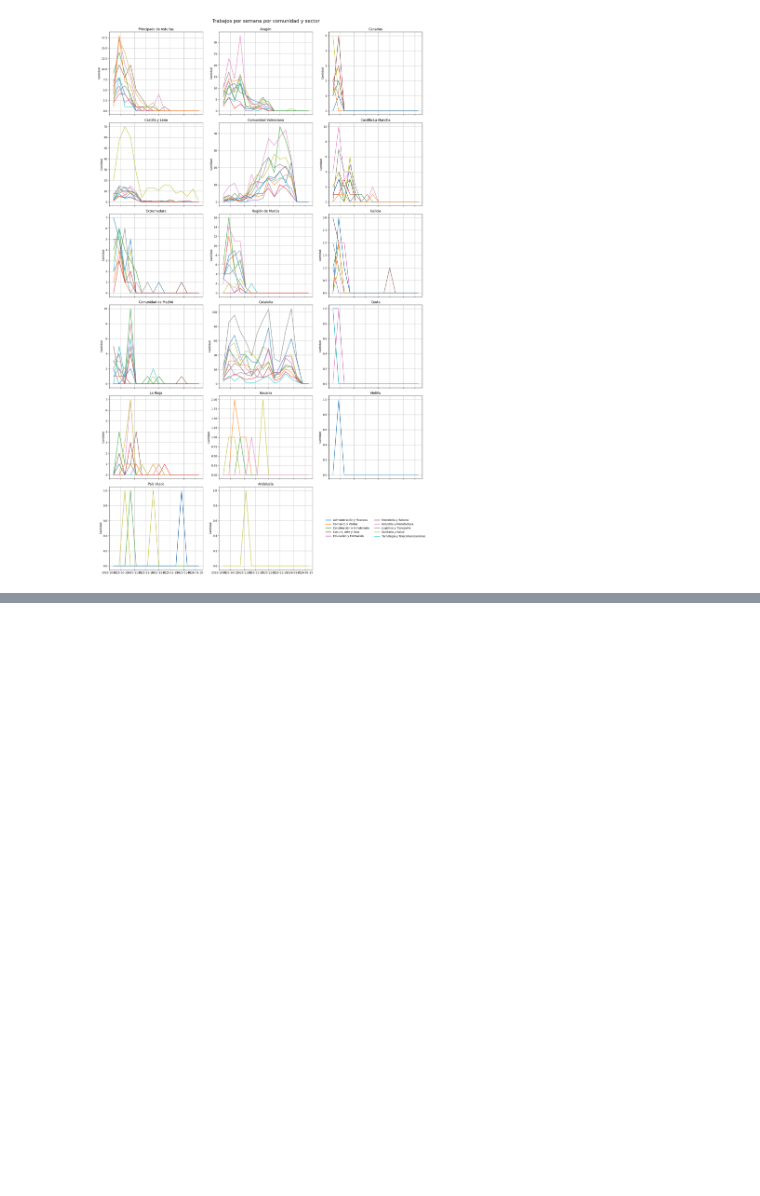
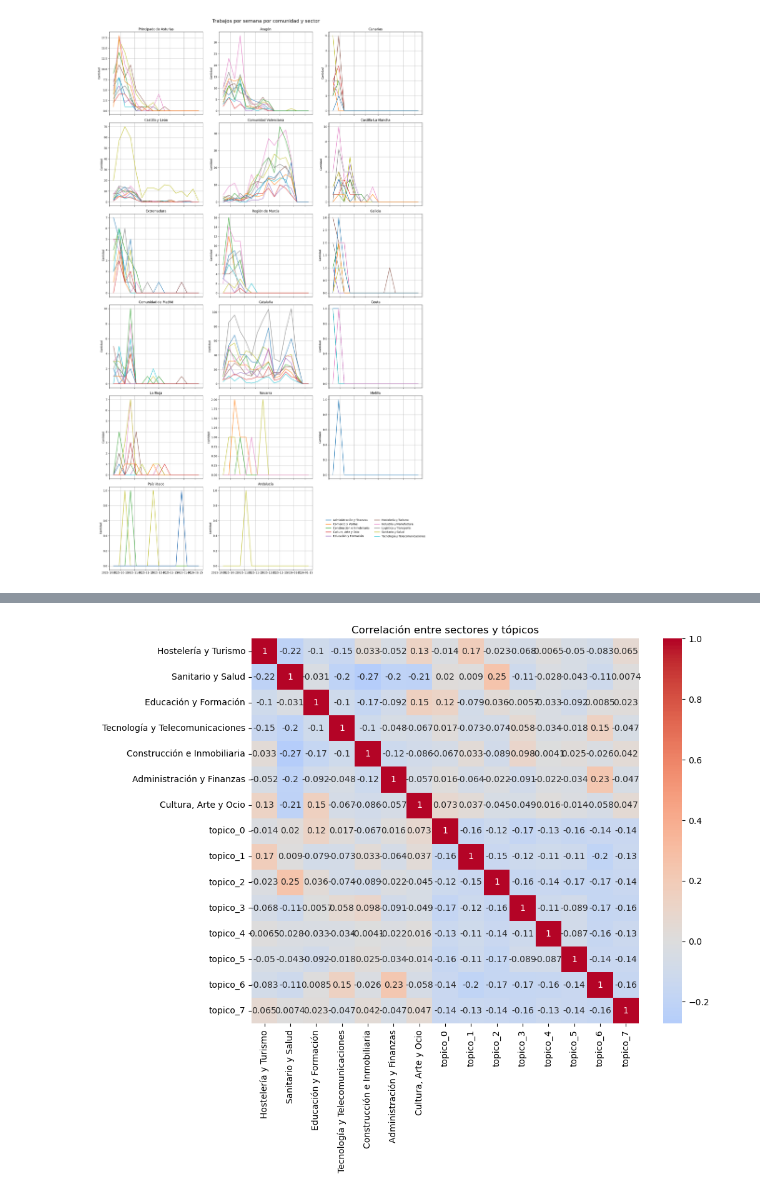
Before and after one commit to MiguelGP-13/DCDC-Project, a Jupyter notebook: dataPreparation/hipotesis.ipynb, the cells around one changed output, grey strips where cells are left out. Cells and saved outputs as stored; diff of their text form; code cells hidden in the pictures; blank space fills up the shorter version.

```diff
--- a/dataPreparation/hipotesis.ipynb
+++ b/dataPreparation/hipotesis.ipynb
@@ -110,0 +183,15 @@ plt.show()
+# %%
+# === 6. Mapa de calor de correlaciones entre columnas numéricas ===
+
+# Seleccionamos solo las columnas de sectores y tópicos
+cols_numericas = sector_cols + topico_cols
+
+# Calculamos la matriz de correlación
+corr = df[cols_numericas].corr(method="pearson")
+
+plt.figure(figsize=(10, 8))
+sns.heatmap(corr, annot=True, cmap="coolwarm", center=0)
+plt.title("Correlación entre sectores y tópicos")
+plt.show()
+# %% [output]
+[figure, added]
```
Also changed, not shown: parts of 6 cells of this notebook, 17 other files.
